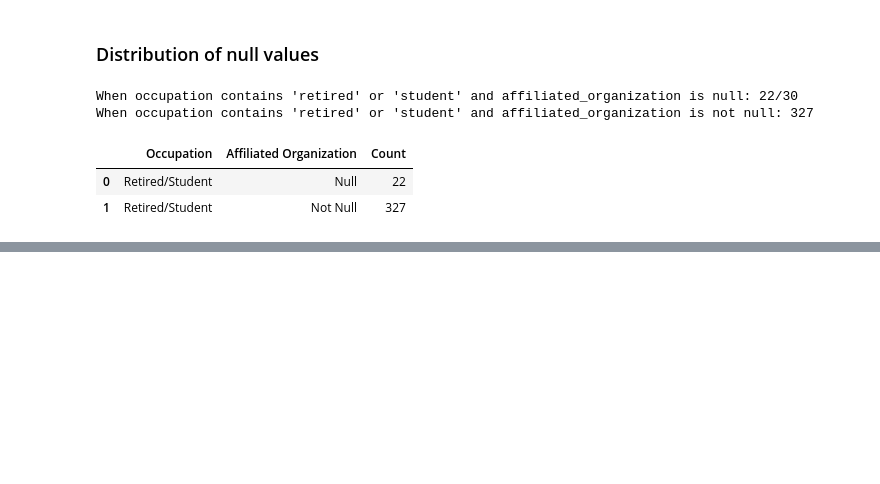
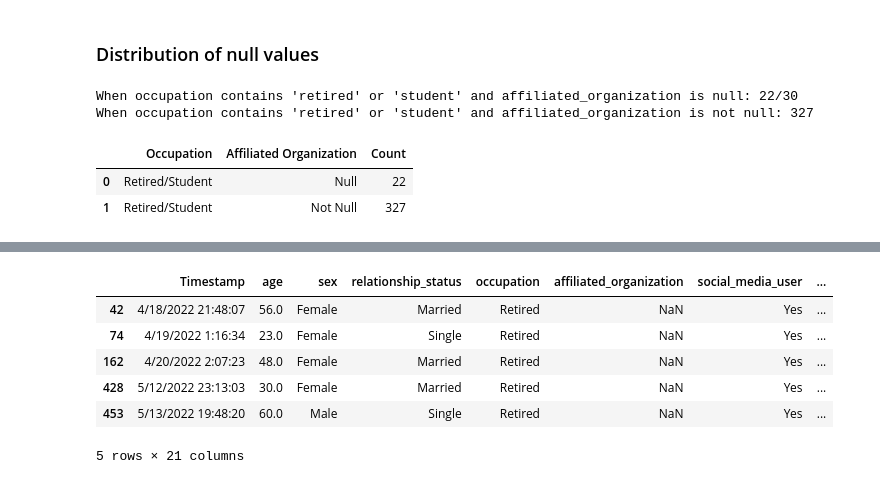
Before and after one commit to ReDI-Data-Analytics-2023/final-project, a Jupyter notebook: giorgiafaedda.ipynb, the cells around one changed output, grey strips where cells are left out. Drawn from its saved outputs; the diff is of its cells as text; code cells hidden in the pictures; blank space fills up the shorter version.

```diff
--- a/giorgiafaedda.ipynb
+++ b/giorgiafaedda.ipynb
@@ -309,0 +365,13 @@ df_info
+# %%
+null_affiliated = df[df['affiliated_organization'].isna()]
+
+# Show the rows where affiliated_organization is still null
+null_affiliated
+# %% [output]
+|  | Timestamp | age | sex | relationship_status | occupation | affiliated_organization | social_media_user | ... |
+| 42 | 4/18/2022 21:48:07 | 56.0 | Female | Married | Retired | NaN | Yes | ... |
+| 74 | 4/19/2022 1:16:34 | 23.0 | Female | Single | Retired | NaN | Yes | ... |
+| 162 | 4/20/2022 2:07:23 | 48.0 | Female | Married | Retired | NaN | Yes | ... |
+| 428 | 5/12/2022 23:13:03 | 30.0 | Female | Married | Retired | NaN | Yes | ... |
+| 453 | 5/13/2022 19:48:20 | 60.0 | Male | Single | Retired | NaN | Yes | ... |
+5 rows × 21 columns
```
Also changed, not shown: parts of 14 cells of this notebook.
